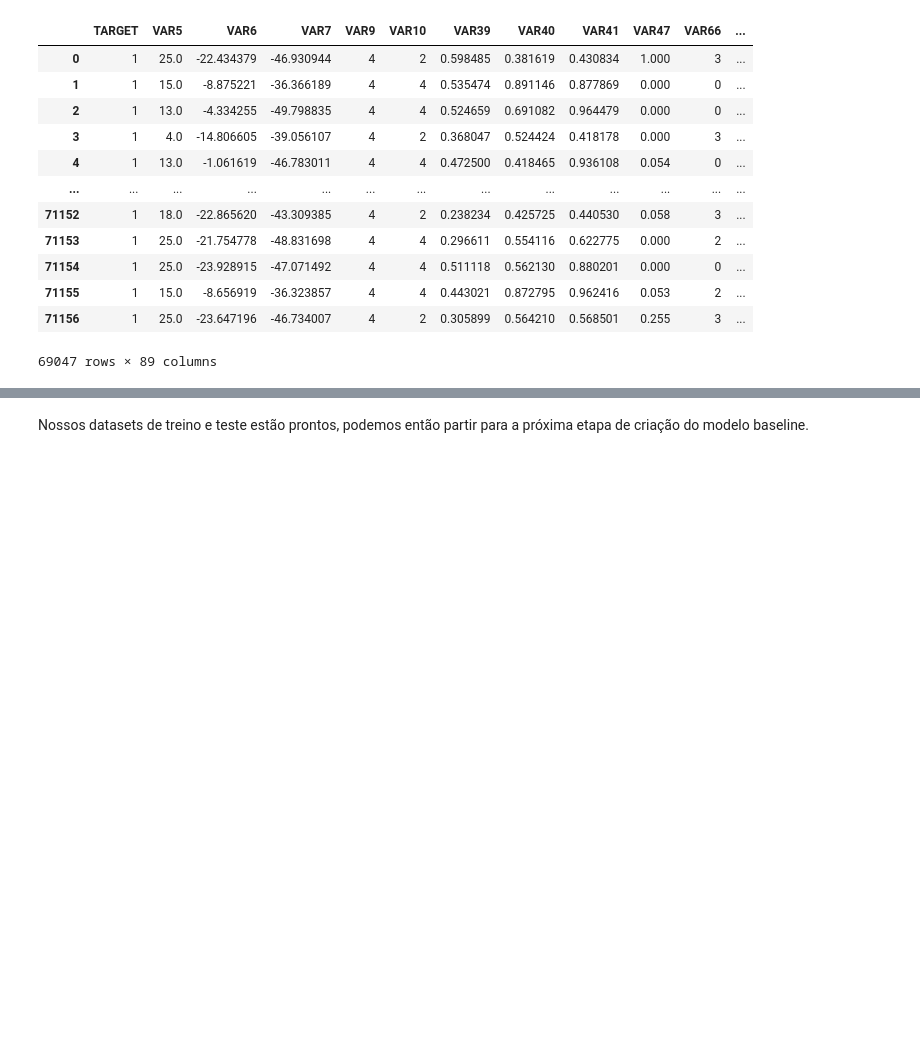
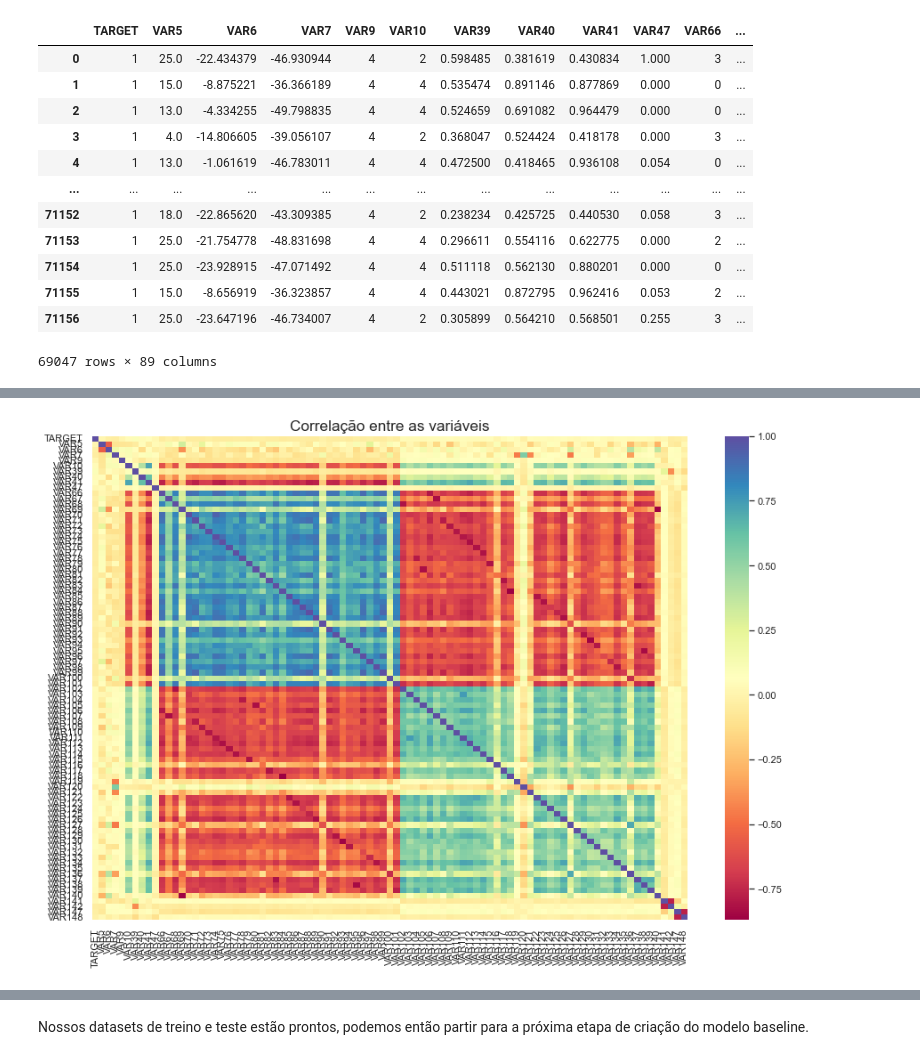
Before and after one commit to gasp37/credit-project, a Jupyter notebook: src/credit-project.ipynb, the cells around one changed output, grey strips where cells are left out. Cells and saved outputs as stored; diff of their text form; code cells hidden in the pictures; blank space fills up the shorter version.

Commit message:
feat: incluir análise de correlação de variáveis

```diff
--- a/src/credit-project.ipynb
+++ b/src/credit-project.ipynb
@@ -329,0 +340,14 @@ test_treated
+# %%
+train_corr = train_treated.corr()
+
+f, ax = plt.subplots(figsize=(15,10))
+sns.heatmap(train_corr,
+            xticklabels=train_corr.columns.values,
+            yticklabels=train_corr.columns.values,
+            cmap="Spectral")
+plt.title("Correlação entre as variáveis", fontsize="x-large")
+
+
+plt.show()
+# %% [output]
+[figure, added]
```
Also changed, not shown: parts of 7 cells of this notebook.
